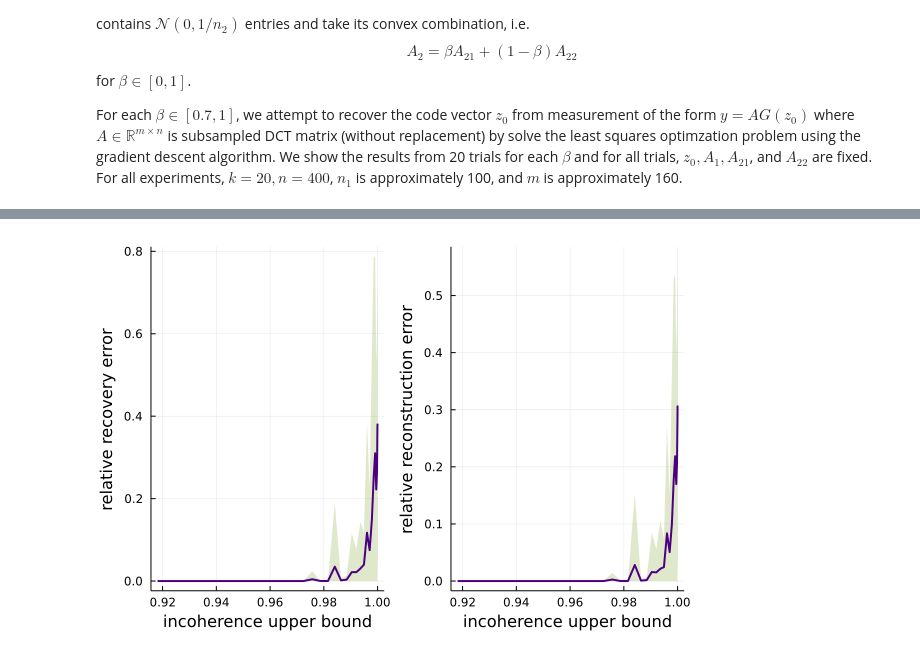
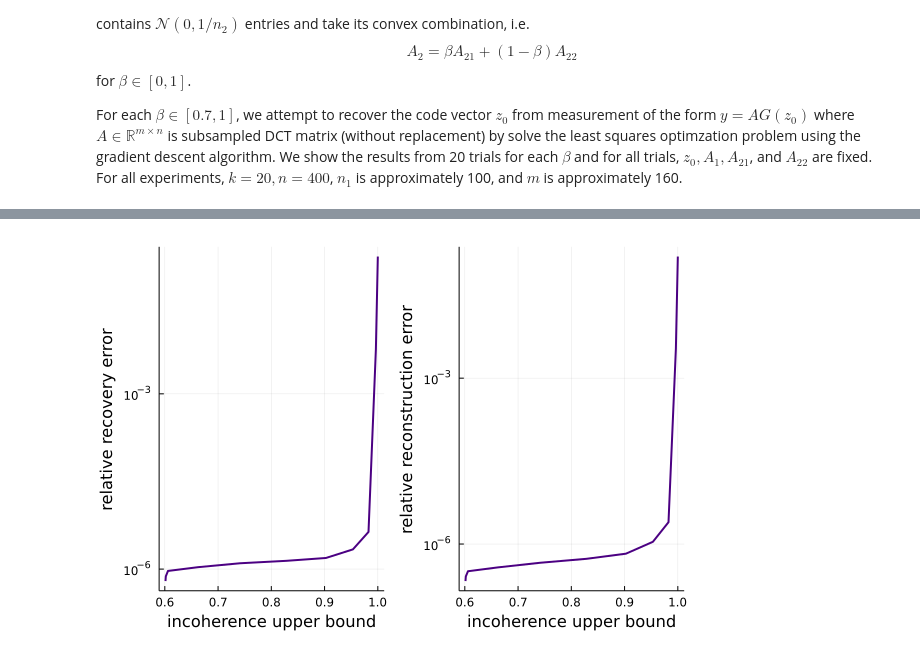
Before and after one commit to babhrujoshi/GNN_Isometries, a Jupyter notebook: GNN_isometry.ipynb, the cells around one changed output, grey strips where cells are left out. Cells and saved outputs as stored; diff of their text form; code cells hidden in the pictures.

Commit message:
updated incoherence calculation

```diff
--- a/GNN_isometry.ipynb
+++ b/GNN_isometry.ipynb
@@ -145,17 +208,17 @@ I (generic function with 1 method)
 # %%
 cs = palette([:red,  :orange, :green, :blue, :Indigo], 1000)
 
-average_recov = mean(recovery_error_matrix[:, 2:end], dims=2)
-std_recov = std(recovery_error_matrix[:, 2:end], dims=2)
-plot(α_list, average_recov + std_recov, fillrange = max.(0, average_recov - std_recov), fillalpha = .2, c = cs[400], label = false,linecolor = invisible())
-p1 = plot!(α_list, average_recov, xlabel = "incoherence upper bound", ylabel = "relative recovery error", linewidth = 2, color = cs[1000], label =false )
+average_recov = mean(recovery_error_matrix[:, 2:end], dims=1)'
+# std_recov = std(recovery_error_matrix[:, 2:end], dims=1)'
+# plot(α_list, average_recov + std_recov, fillrange = max.(0, average_recov - std_recov), fillalpha = .2, c = cs[400], label = false,linecolor = invisible())
+p1 = plot(α_list, average_recov, xlabel = "incoherence upper bound", ylabel = "relative recovery error", linewidth = 2, color = cs[1000], label =false, yaxis =:log )
 
 
-average_recon = mean(recon_error_matrix[:, 2:end], dims=2)
-std_recon = std(recon_error_matrix[:, 2:end], dims=2)
-plot(α_list, average_recon + std_recon, fillrange = max.(0, average_recon - std_recon), fillalpha = .2, c = cs[400], label = false, linecolor = invisible())
-p2 = plot!(α_list, average_recon, xlabel = "incoherence upper bound", ylabel = "relative reconstruction error", linewidth = 2, color = cs[1000], label =false )
+average_recon = mean(recon_error_matrix[:, 2:end], dims=1)'
+# std_recon = std(recon_error_matrix[:, 2:end], dims=1)
+# # plot(α_list, average_recon + std_recon, fillrange = max.(0, average_recon - std_recon), fillalpha = .2, c = cs[400], label = false, linecolor = invisible())
+p2 = plot(α_list, average_recon, xlabel = "incoherence upper bound", ylabel = "relative reconstruction error", linewidth = 2, color = cs[1000], label =false, yaxis =:log  )
 
 plot(p1,p2,layout = 2)
 # %% [output]
-[figure, old version]
+[figure, new version]
```
Also changed, not shown: parts of 22 cells of this notebook, 10 other files.
